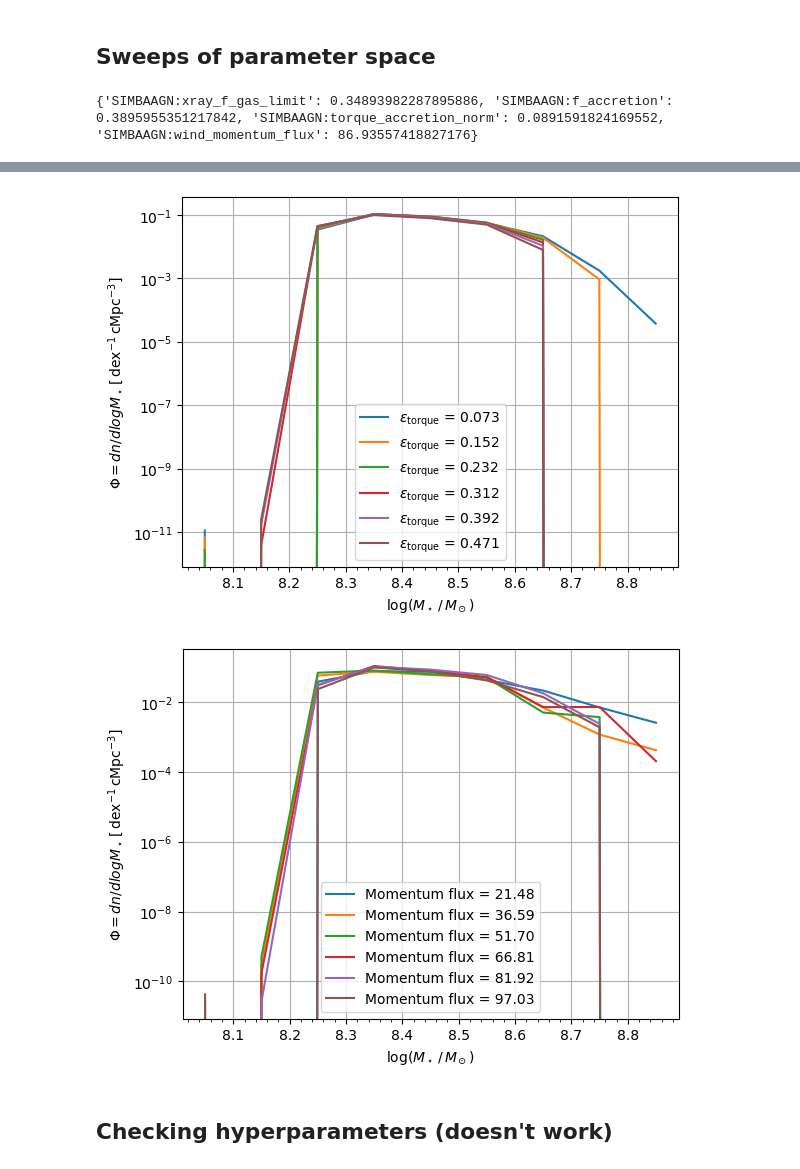
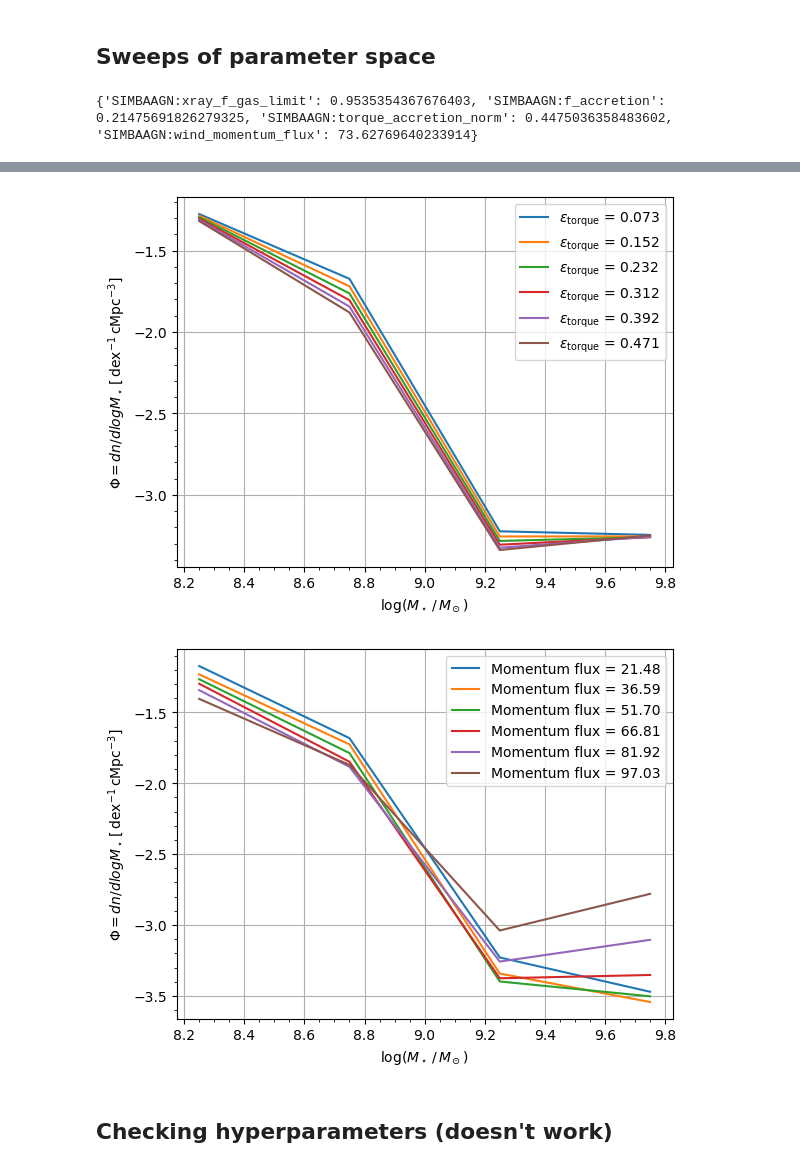
Before and after one commit to rennehan/swiftcalibration, a Jupyter notebook: scripts/swift_emulator.ipynb, the cells around one changed output, grey strips where cells are left out. Drawn from its saved outputs; the diff is of its cells as text; code cells hidden in the pictures.

```diff
--- a/scripts/swift_emulator.ipynb
+++ b/scripts/swift_emulator.ipynb
@@ -137,7 +156,7 @@ ModelParameters(model_parameters={'4': {'SIMBAAGN:xray_f_gas_limit': 0.280434609
 modelvalues = {}
 for unique_identifier in model_parameters.model_parameters:
     independent = gsmf_logM[int(unique_identifier)]
-    dependent = gsmf_Phi[int(unique_identifier)]
+    dependent = gsmf_logPhi[int(unique_identifier)]
     dependent_error = 0.0 * dependent
     modelvalues[unique_identifier] = {"independent": independent,
                                     "dependent": dependent,
@@ -206,13 +210,27 @@ array([0.        , 0.        , 0.06922535, 0.08371438, 0.08854405,
 # %%
 # Make predictions with trained emulator to compare to input
 
-num = '0'
-pred_params = model_parameters[num]
-pred_x = model_values[num]['independent']
-sim_y = model_values[num]['dependent']
+for ii in range(num_calis):
+#    num = '0'
+    num = str(ii)
+    pred_params = model_parameters[num]
+    pred_x = model_values[num]['independent']
+    sim_y = model_values[num]['dependent']
 
-pred_y, pred_var = gsmf_emulator.predict_values(pred_x, pred_params)
-print(pred_y)
-print()
-print(pred_var)
+    pred_y, pred_var = gsmf_emulator.predict_values(pred_x, pred_params)
+    print(pred_y)
+    print()
+    print(pred_var)
+
+    plt.clf()
+    #plt.yscale('log')
+    plt.xlabel(r'$\log(M_\star\,/\,M_\odot)$')
+    plt.ylabel(r'$\Phi=dn/dlogM_\star\,[\,\mathrm{dex}^{-1}\,\mathrm{cMpc}^{-3}]$')
+    #plt.title(r'%s, snap %s, z=%s, nbins=%s' % (cali_num, snap_num, z, nbins))
+    plt.grid()
+    plt.minorticks_on()
+    plt.plot(pred_x, pred_y,ls='-', label='Emulator')
+    plt.plot(pred_x, sim_y, color="black", ls=":", label="Model")
+    plt.legend()
+    plt.show()
 # %% [output]
@@ -367,7 +380,7 @@ model_parameters.find_closest_model(best_model,number_of_close_models=5)
 # roughly the entire range of parameters used
 # Although it seems the emulator results are somewhat sensitive to the exact parameters used
 
-center = gsmf_emulator.model_parameters['5']
+center = gsmf_emulator.model_parameters['0']
 print(center)
 
 for ii in range(len(gsmf_emulator.parameter_order)):
@@ -385,7 +398,7 @@ for ii in range(len(gsmf_emulator.parameter_order)):
                 Mock_values[mock_name]["dependent"],
                 label = "%s = " % param_printable_name +str(Mock_parameters[mock_name][param_name])[:5])
 
-    plt.yscale('log')
+#    plt.yscale('log')
     plt.xlabel(r'$\log(M_\star\,/\,M_\odot)$')
     plt.ylabel(r'$\Phi=dn/dlogM_\star\,[\,\mathrm{dex}^{-1}\,\mathrm{cMpc}^{-3}]$')
     plt.grid()
@@ -393,4 +406,4 @@ for ii in range(len(gsmf_emulator.parameter_order)):
     plt.legend()
     plt.show()
 # %% [output]
-{'SIMBAAGN:xray_f_gas_limit': 0.34893982287895886, 'SIMBAAGN:f_accretion': 0.3895955351217842, 'SIMBAAGN:torque_accretion_norm': 0.0891591824169552, 'SIMBAAGN:wind_momentum_flux': 86.93557418827176}
+{'SIMBAAGN:xray_f_gas_limit': 0.9535354367676403, 'SIMBAAGN:f_accretion': 0.21475691826279325, 'SIMBAAGN:torque_accretion_norm': 0.4475036358483602, 'SIMBAAGN:wind_momentum_flux': 73.62769640233914}
@@ -399,5 +412,5 @@ for ii in range(len(gsmf_emulator.parameter_order)):
-[figure, old version]
+[figure, new version]
-[figure, old version]
+[figure, new version]
 # %% [markdown]
 ## Checking hyperparameters (doesn't work)
 # %%
```
Also changed, not shown: parts of 17 cells of this notebook.
